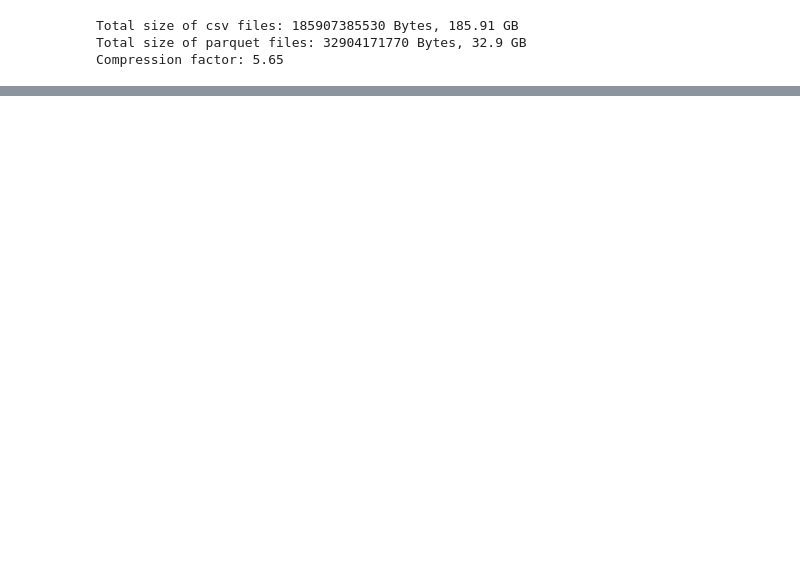
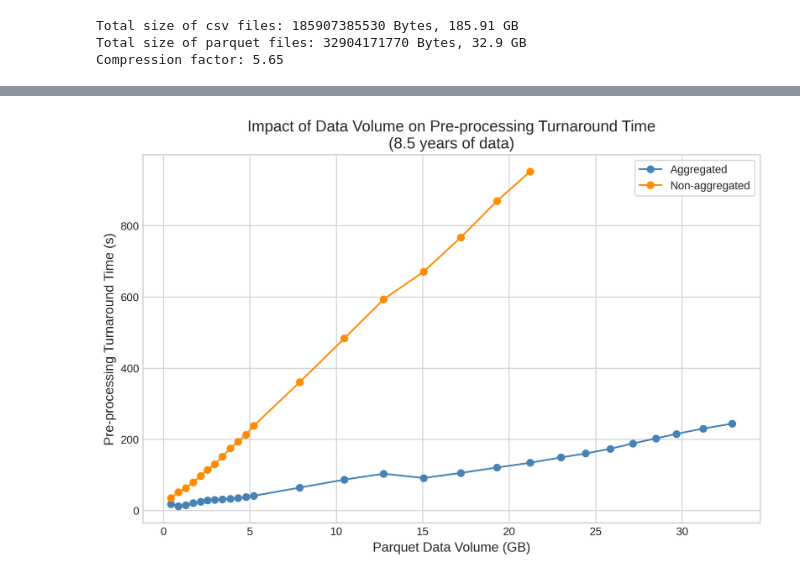
Before and after one commit to OWLcracker/big-data, a Jupyter notebook: notebooks/test_evaluation.ipynb, the cells around one changed output, grey strips where cells are left out. Drawn from its saved outputs; the diff is of its cells as text; code cells hidden in the pictures; blank space fills up the shorter version.

```diff
--- a/notebooks/test_evaluation.ipynb
+++ b/notebooks/test_evaluation.ipynb
@@ -77,0 +131,16 @@ df_result_aggregated
+# %%
+df_a = df_result_aggregated
+df_b = df_result_non_aggregated
+
+x_column_name = 'parquet_size'
+y_column_name = 'duration'
+
+title = 'Impact of Data Volume on Pre-processing Turnaround Time\n(8.5 years of data)'
+x_label = 'Parquet Data Volume (GB)'
+y_label = 'Pre-processing Turnaround Time (s)'
+
+plot_line_graph(x_column_name, y_column_name, title, x_label, y_label, df_a, df_b)
+
+plt.show()
+# %% [output]
+[figure, added]
```
Also changed, not shown: parts of 21 cells of this notebook, 10 other files.
